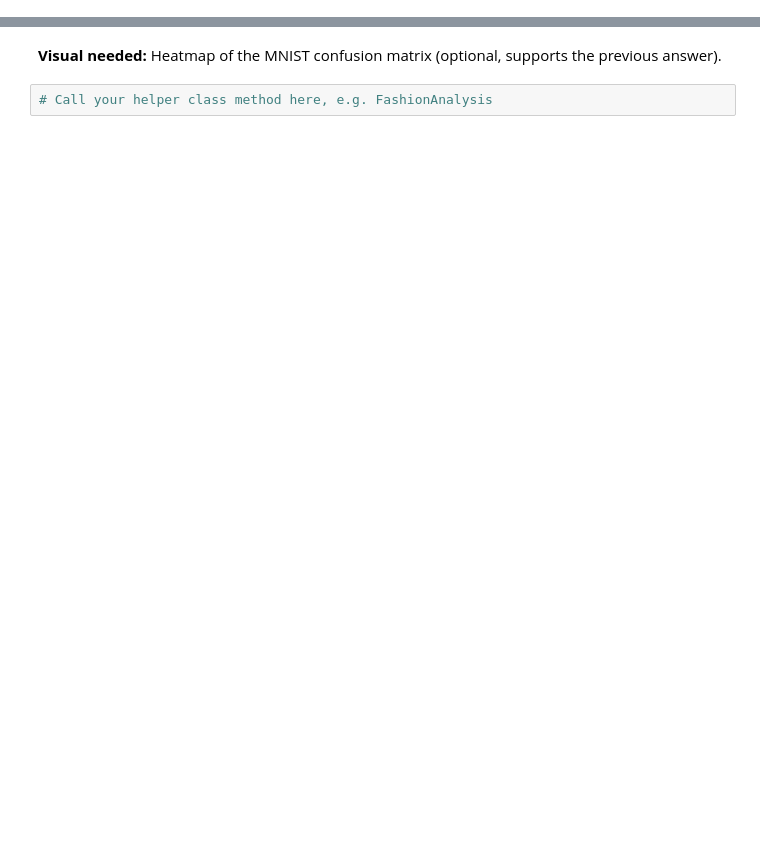
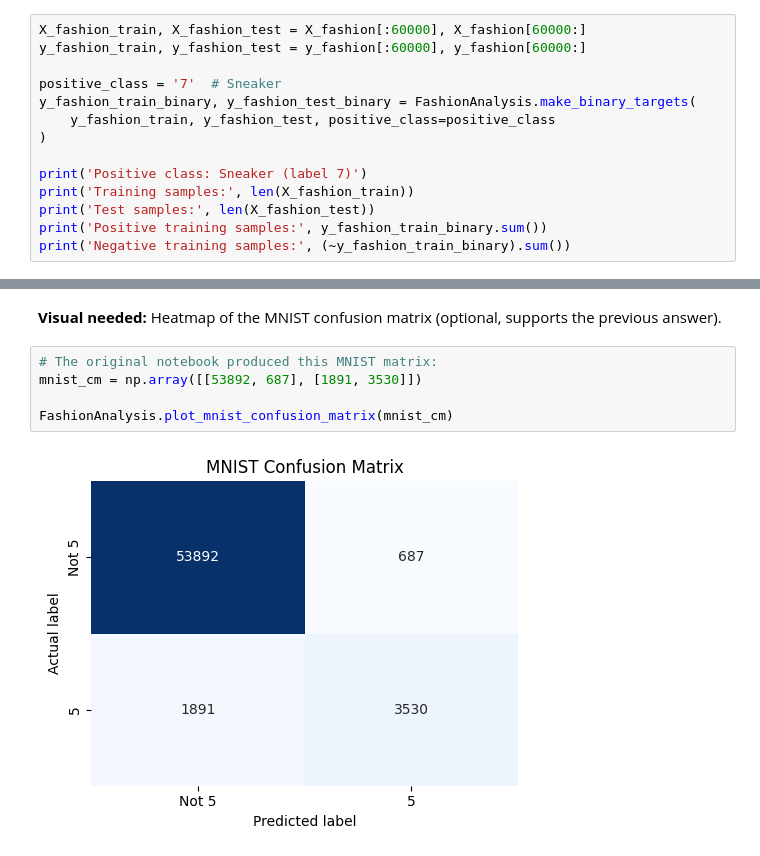
Before and after one commit to kinghighshow/PerformanceMetricsClassification, a Jupyter notebook: Eche_Notebook.ipynb, the cells around one changed output, grey strips where cells are left out. Drawn from its saved outputs; the diff is of its cells as text; blank space fills up the shorter version.

```diff
--- a/Eche_Notebook.ipynb
+++ b/Eche_Notebook.ipynb
@@ -31,0 +52,14 @@ _Write your answer here._
+# %%
+X_fashion_train, X_fashion_test = X_fashion[:60000], X_fashion[60000:]
+y_fashion_train, y_fashion_test = y_fashion[:60000], y_fashion[60000:]
+
+positive_class = '7'  # Sneaker
+y_fashion_train_binary, y_fashion_test_binary = FashionAnalysis.make_binary_targets(
+    y_fashion_train, y_fashion_test, positive_class=positive_class
+)
+
+print('Positive class: Sneaker (label 7)')
+print('Training samples:', len(X_fashion_train))
+print('Test samples:', len(X_fashion_test))
+print('Positive training samples:', y_fashion_train_binary.sum())
+print('Negative training samples:', (~y_fashion_train_binary).sum())
@@ -70,4 +194,9 @@ _Write your answer here._
 # %% [markdown]
 **Visual needed:** Heatmap of the MNIST confusion matrix (optional, supports the previous answer).
-# %%
-# Call your helper class method here, e.g. FashionAnalysis
+# %%
+# The original notebook produced this MNIST matrix:
+mnist_cm = np.array([[53892, 687], [1891, 3530]])
+
+FashionAnalysis.plot_mnist_confusion_matrix(mnist_cm)
+# %% [output]
+[figure, added]
```
Also changed, not shown: parts of 27 cells of this notebook, 1 other file.
